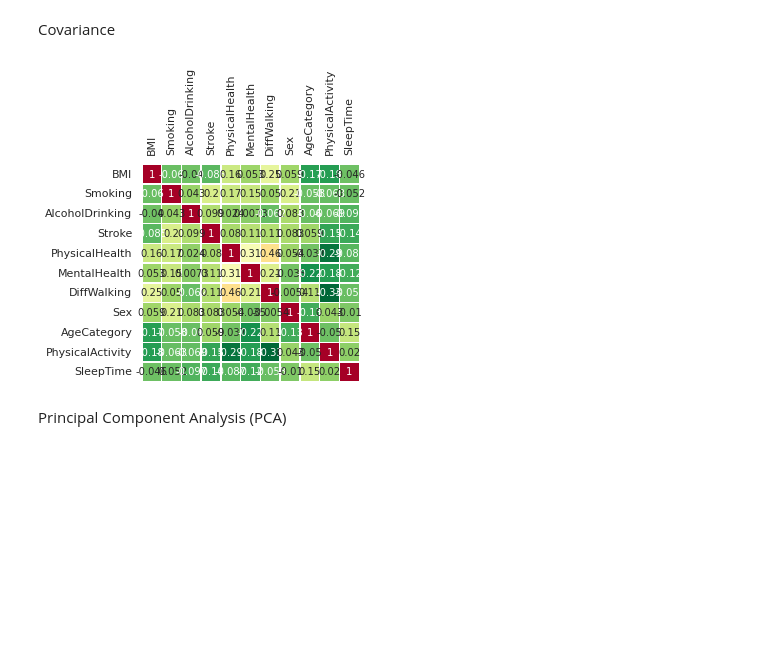
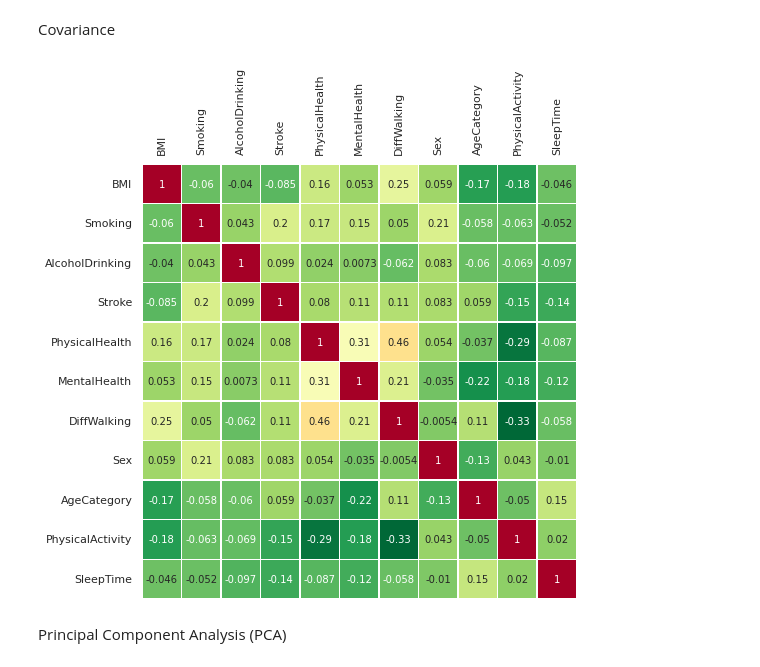
Before and after one commit to jpmaldonadoc/Project-6220, a Jupyter notebook: 6220_Project.ipynb, the cells around one changed output. Cells and saved outputs as stored; diff of their text form; code cells hidden in the pictures; blank space fills up the shorter version.

```diff
--- a/6220_Project.ipynb
+++ b/6220_Project.ipynb
@@ -236,13 +236,14 @@ Covariance
 # %%
 dfc = df - df.mean() #centered data
 ax = sns.heatmap(dfc.cov(), cmap='RdYlGn_r', linewidths=0.5, annot=True,
             cbar=False, square=True)
+plt.gcf().set_size_inches(15, 8)
 plt.yticks(rotation=0)
 ax.tick_params(labelbottom=False,labeltop=True)
 ax.set_xticklabels(ax.get_xticklabels(),rotation=90);
 #plt.title('Covariance matrix')
 # %% [output]
-[figure, old version]
+[figure, new version]
 # %% [markdown]
 Principal Component Analysis (PCA)
 # %%
```
Also changed, not shown: parts of 11 cells of this notebook.
